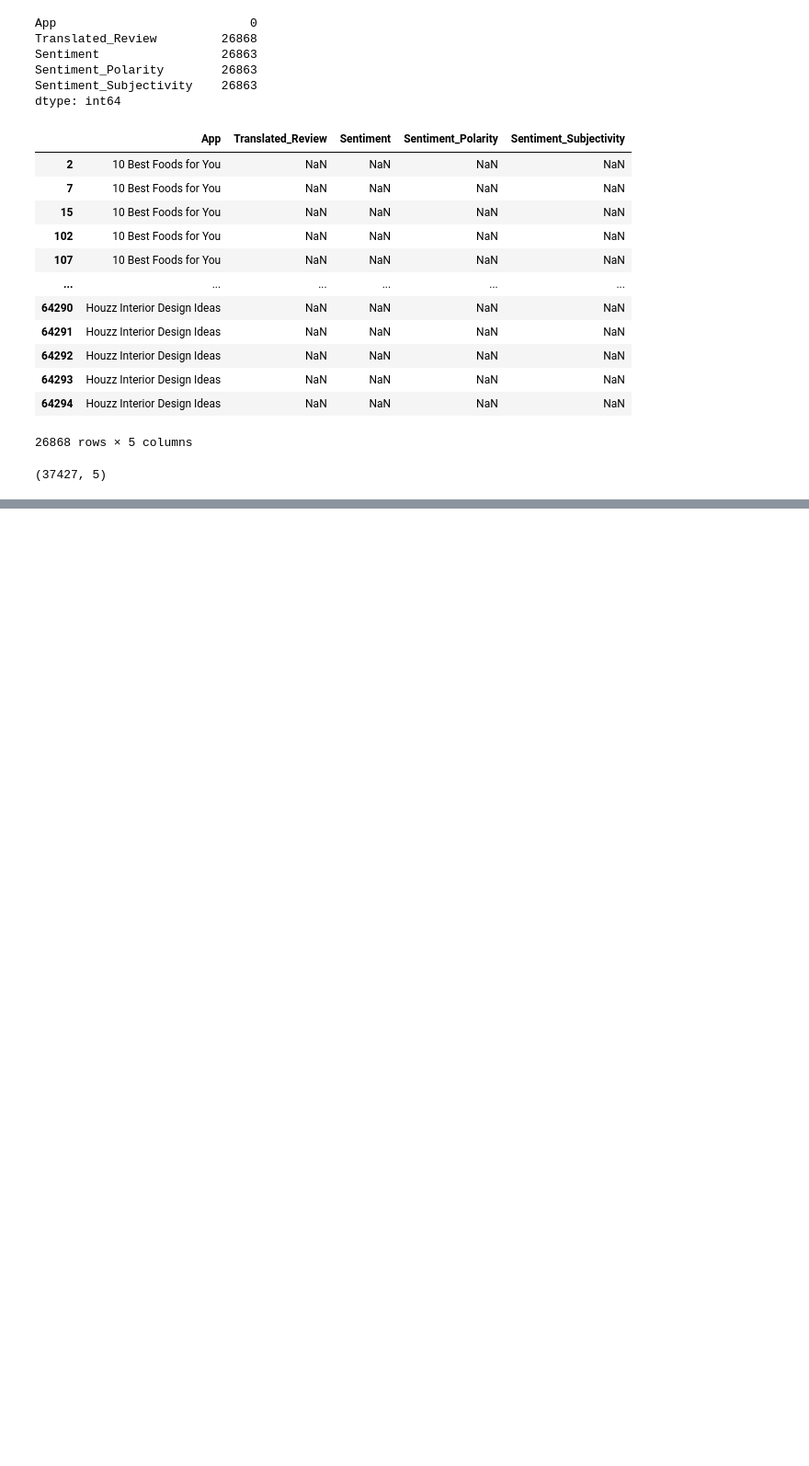
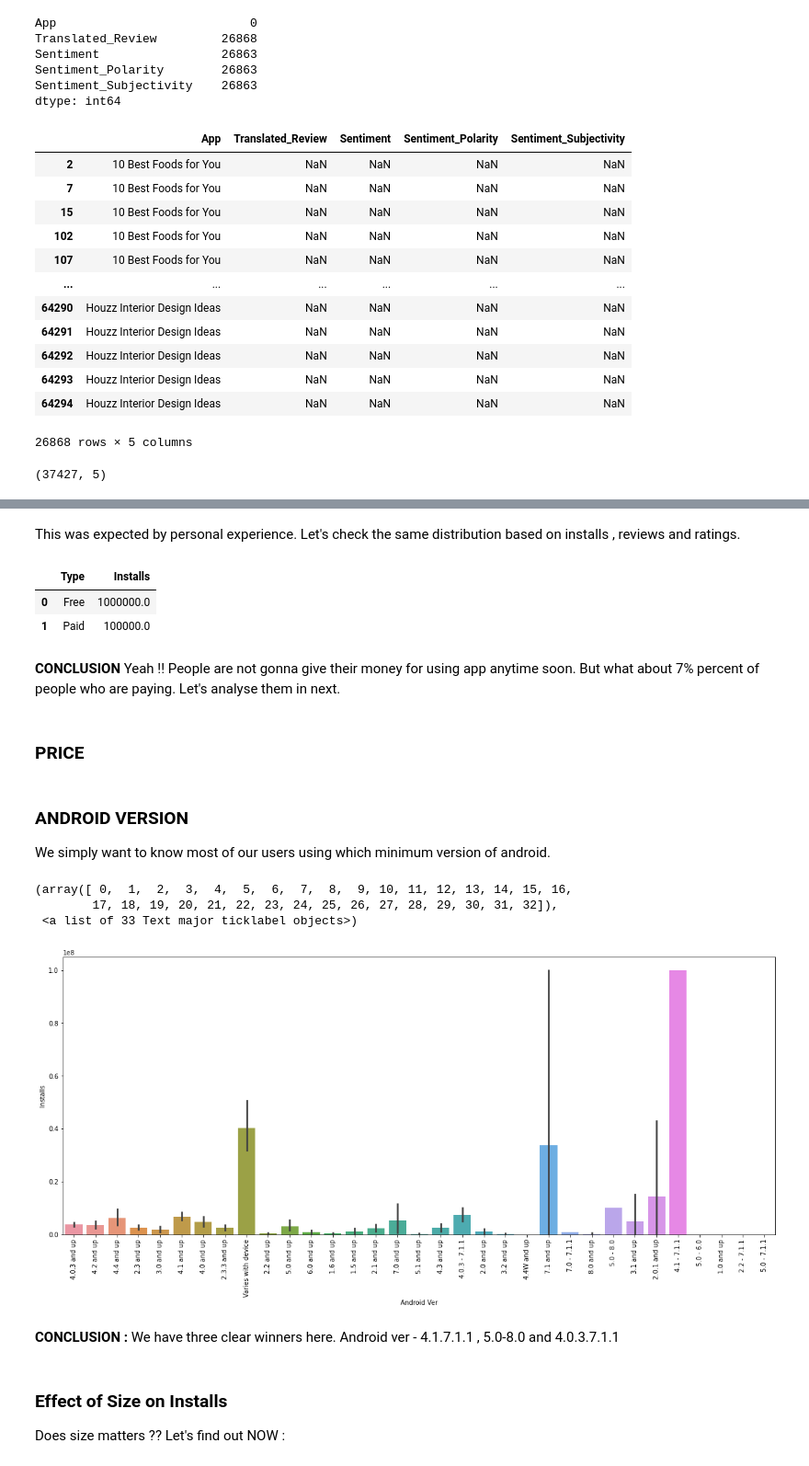
Before and after one commit to ankitrai777/EDA-on-Play-Store-App-Review, a Jupyter notebook: Play_Store_App_Review_Analysis_Capstone_Project.ipynb, the cells around one changed output, grey strips where cells are left out. Shown at 92% size. Cells and saved outputs as stored; diff of their text form; code cells hidden in the pictures; blank space fills up the shorter version.

```diff
--- a/Play_Store_App_Review_Analysis_Capstone_Project.ipynb
+++ b/Play_Store_App_Review_Analysis_Capstone_Project.ipynb
@@ -957,0 +1033,33 @@ Text(0.5, 1.0, 'Distribution of Sentiments across apps')
+# %% [markdown]
+This was expected by personal experience. Let's check the same distribution based on installs , reviews and ratings.
+# %%
+reviews_df.where(reviews_df['Rating']>4).groupby('Type',as_index = True)['Installs'].median().sort_values( ascending = False).reset_index()
+# %% [output]
+|  | Type | Installs |
+| 0 | Free | 1000000.0 |
+| 1 | Paid | 100000.0 |
+# %% [markdown]
+**CONCLUSION** Yeah !! People are not gonna give their money for using app anytime soon. But what about 7% percent of people who are paying. Let's analyse them in next.
+# %% [markdown]
+### **PRICE**
+# %% [markdown]
+### **ANDROID VERSION**
+
+We simply want to know most of our users using which minimum version of android.
+# %%
+#Plotting android version distribution with respect to their installations
+
+plt.figure(figsize=(20,8))
+sns.barplot(x="Android Ver", y="Installs", data=ps_df)
+plt.xticks(rotation=90)
+# %% [output]
+(array([ 0,  1,  2,  3,  4,  5,  6,  7,  8,  9, 10, 11, 12, 13, 14, 15, 16,
+        17, 18, 19, 20, 21, 22, 23, 24, 25, 26, 27, 28, 29, 30, 31, 32]),
+ <a list of 33 Text major ticklabel objects>)
+[figure, added]
+# %% [markdown]
+**CONCLUSION :** We have three clear winners here. Android ver - 4.1.7.1.1 , 5.0-8.0 and 4.0.3.7.1.1
+# %% [markdown]
+### **Effect of Size on Installs**
+
+Does size matters ?? Let's find out NOW :
```
Also changed, not shown: parts of 267 cells of this notebook.
